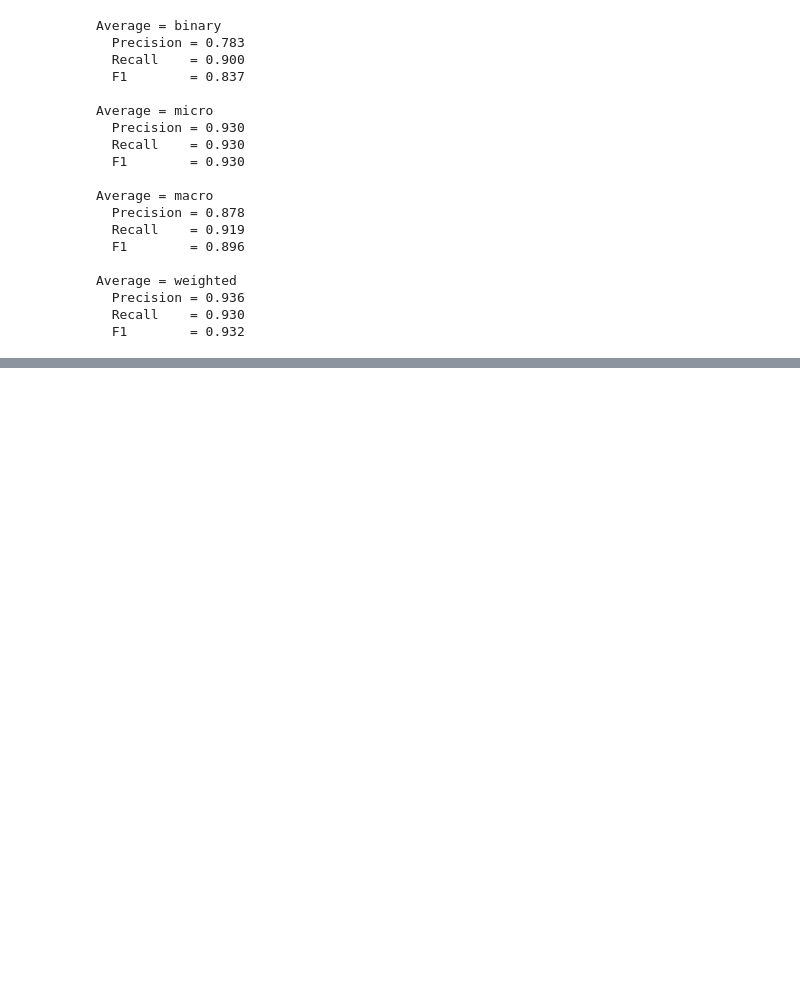
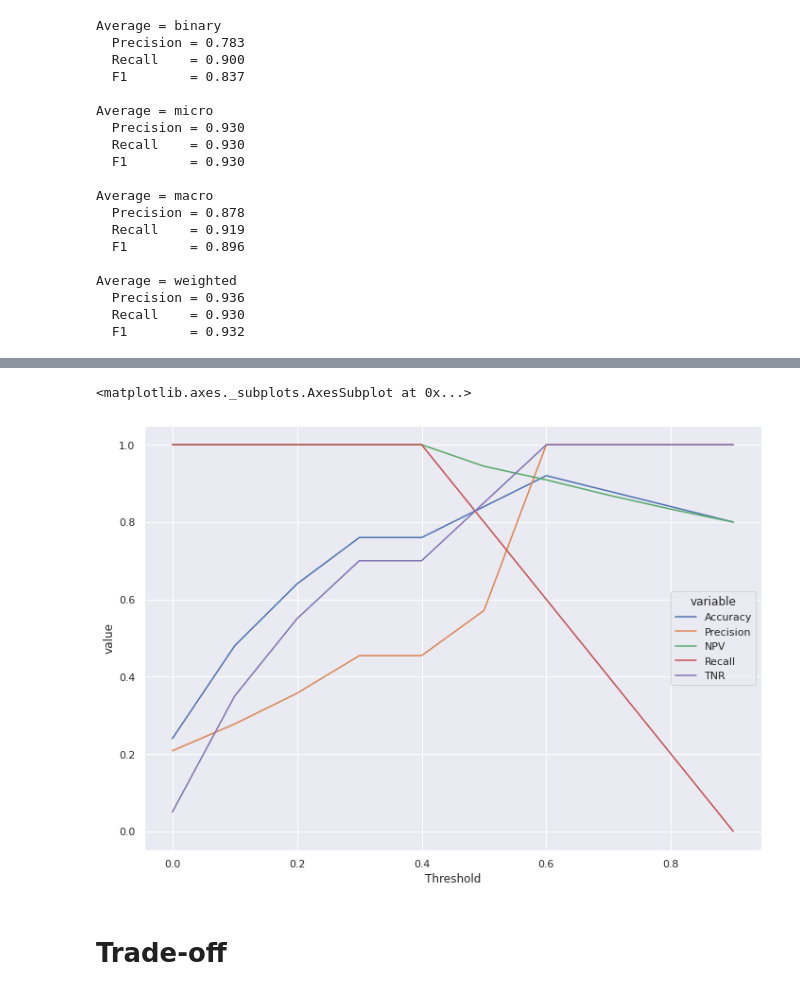
Before and after one commit to stepthom/869_course, a Jupyter notebook: performance_metrics/slides_performance_metrics.ipynb, the cells around one changed output, grey strips where cells are left out. Drawn from its saved outputs; the diff is of its cells as text; code cells hidden in the pictures; blank space fills up the shorter version.

```diff
--- a/performance_metrics/slides_performance_metrics.ipynb
+++ b/performance_metrics/slides_performance_metrics.ipynb
@@ -117,0 +254,8 @@ Average = weighted
+# %%
+metrics = ['Threshold', 'Accuracy', 	'Precision', 	'NPV', 	'Recall', 	'TNR']
+sns.lineplot(x="Threshold", y="value", hue="variable", data=pd.melt(df[metrics], ['Threshold']))
+# %% [output]
+<matplotlib.axes._subplots.AxesSubplot at 0x...>
+[figure, added]
+# %% [markdown]
+# Trade-off
```
Also changed, not shown: parts of 16 cells of this notebook.
